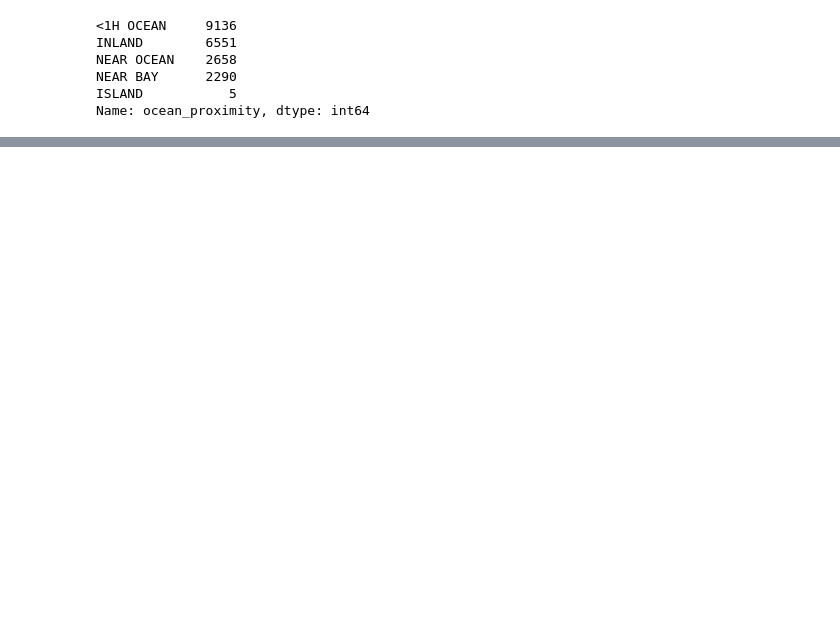
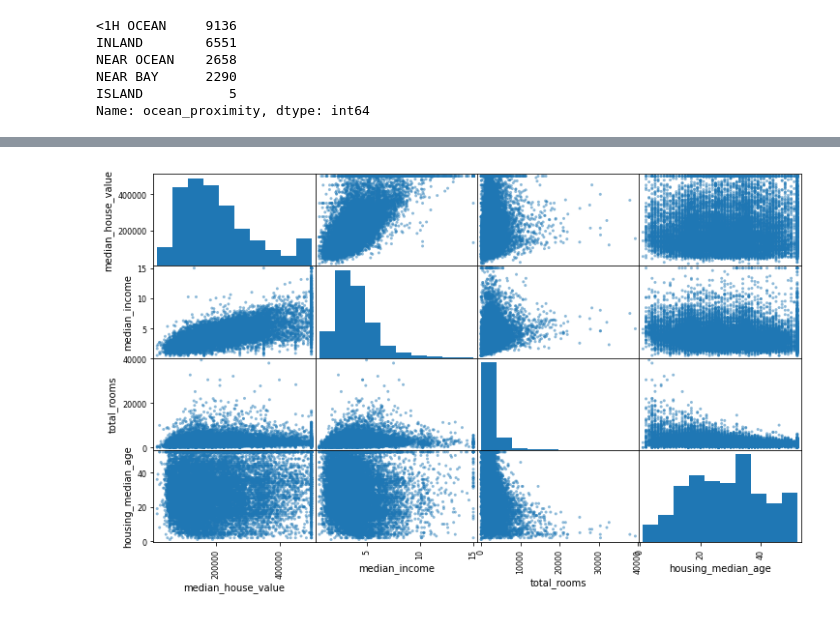
Before and after one commit to sharmas1ddharth/Housing-price-prediction, a Jupyter notebook: Notebooks/housing_price_prediction.ipynb, the cells around one changed output, grey strips where cells are left out. Cells and saved outputs as stored; diff of their text form; code cells hidden in the pictures; blank space fills up the shorter version.

```diff
--- a/Notebooks/housing_price_prediction.ipynb
+++ b/Notebooks/housing_price_prediction.ipynb
@@ -74,0 +162,5 @@ data['income_cat'].hist()
+# %%
+attributes = ["median_house_value", "median_income", "total_rooms", "housing_median_age"]
+scatter_matrix(housing[attributes], figsize=(12, 7));
+# %% [output]
+[figure, added]
```
Also changed, not shown: parts of 25 cells of this notebook, 6 other files.
